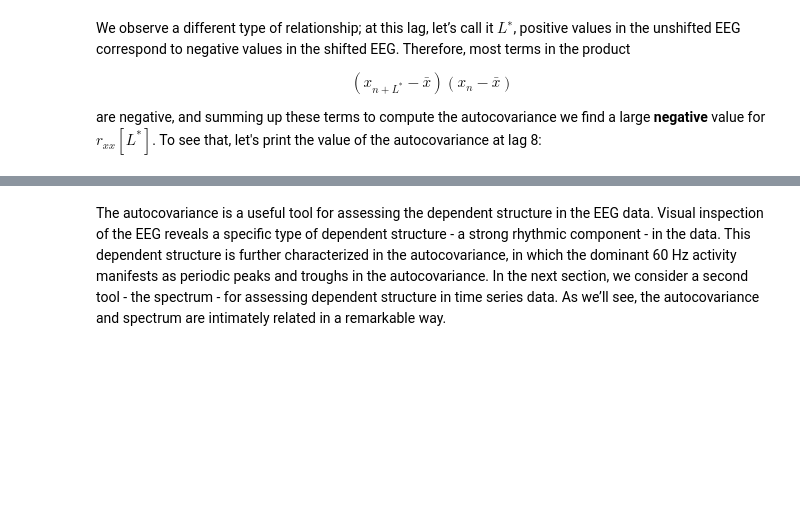
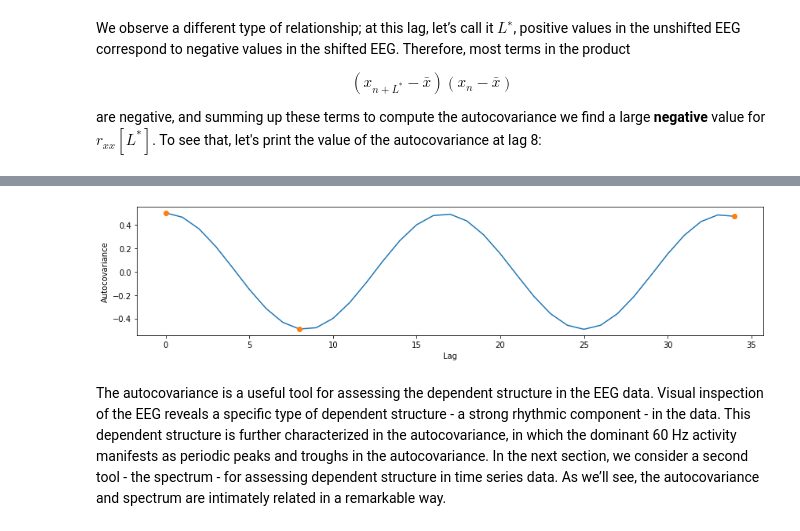
Before and after one commit to jaib1/Case-Studies-Python, a Jupyter notebook: content/03/the-power-spectrum-part-1.ipynb, the cells around one changed output, grey strips where cells are left out. Saved outputs shown, nothing was run; the diff lists cells and outputs as text; code cells hidden in the pictures; blank space fills up the shorter version.

```diff
--- a/content/03/the-power-spectrum-part-1.ipynb
+++ b/content/03/the-power-spectrum-part-1.ipynb
@@ -406,11 +525,20 @@ Finally, let's plot the autocovariance again, highlighting the lags we investiga
 # %%
 # Plot the autocovariance again, highlighting lags at 3 different shifts in the 60 Hz cycle
-inds = [l in range(-1, 40) for l in lags]        # Get the lags in a limited range
-plot(lags[inds], ac[inds])                       # ... and plot the autocovariance,
-L = [0, 33, 8]                                   # Consider three specific lags
-plot(sorted(L), ac[[l in L for l in lags]], 'o') # ... and highlight them
-xlabel('Lag')                                    # Label the axes.
-ylabel('Autocovariance');
+fig7, ax7 = plt.subplots()
+idxs = range(100)
+
+# Get lags for 2 cycles from 0
+idxs = [l in range(0, 35) for l in lags]
+# plot the autocovariance
+ax7.plot(lags[idxs], auto_cov[idxs])
+# Consider three specific lags
+L = [0, 34, 8]
+# Plot the lags
+ax7.plot(sorted(L), auto_cov[[l in L for l in lags]], 'o')
+ax7.set_xlabel('Lag')
+ax7.set_ylabel('Autocovariance');
+# %% [output]
+[figure, added]
 # %% [markdown]
 The autocovariance is a useful tool for assessing the dependent structure in the EEG data. Visual inspection of the EEG reveals a specific type of dependent structure - a strong rhythmic component - in the data. This dependent structure is further characterized in the autocovariance, in which the dominant 60 Hz activity manifests as periodic peaks and troughs in the autocovariance. In the next section, we consider a second tool - the spectrum - for assessing dependent structure in time series data. As we’ll see, the autocovariance and spectrum are intimately related in a remarkable way.
 # %% [markdown]
```
Also changed, not shown: parts of 31 cells of this notebook.
